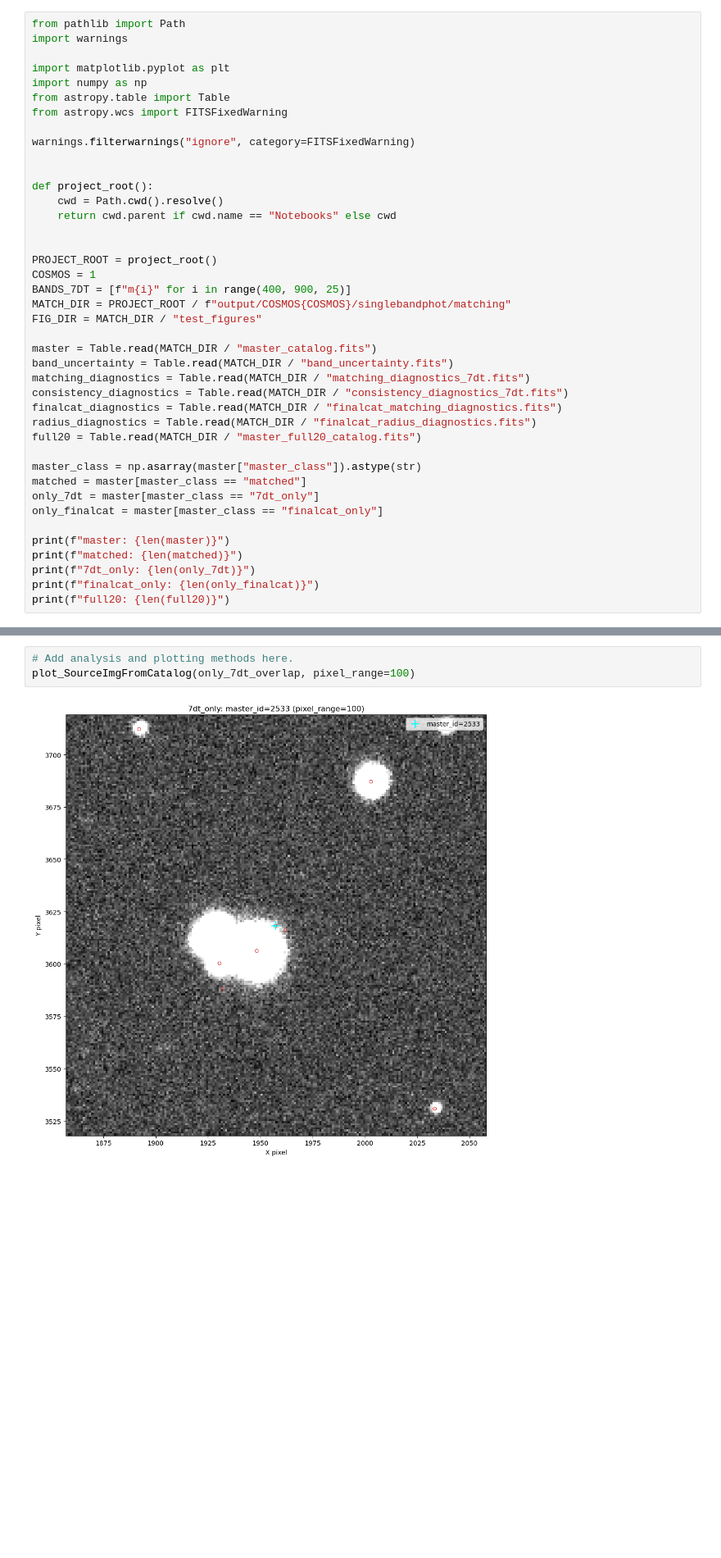
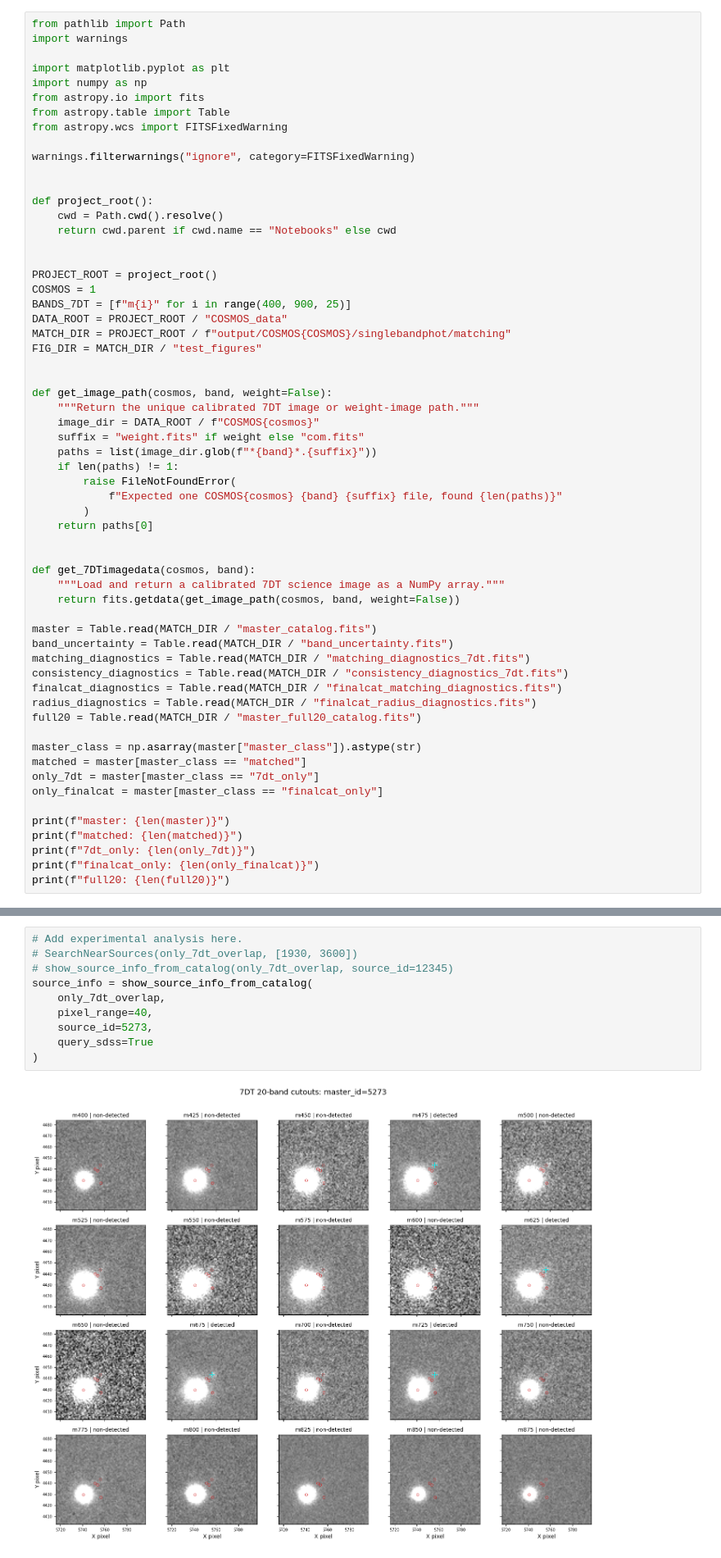
Before and after one commit to gxjudie/7DTonCOSMOS_photoz_validation, a Jupyter notebook: Notebooks/notebook2_test.ipynb, the cells around one changed output, grey strips where cells are left out. Shown at 82% size. Cells and saved outputs as stored; diff of their text form; blank space fills up the shorter version.

```diff
--- a/Notebooks/notebook2_test.ipynb
+++ b/Notebooks/notebook2_test.ipynb
@@ -12,6 +12,7 @@ import warnings
 
 import matplotlib.pyplot as plt
 import numpy as np
+from astropy.io import fits
 from astropy.table import Table
 from astropy.wcs import FITSFixedWarning
 
@@ -26,8 +27,26 @@ def project_root():
 PROJECT_ROOT = project_root()
 COSMOS = 1
 BANDS_7DT = [f"m{i}" for i in range(400, 900, 25)]
+DATA_ROOT = PROJECT_ROOT / "COSMOS_data"
 MATCH_DIR = PROJECT_ROOT / f"output/COSMOS{COSMOS}/singlebandphot/matching"
 FIG_DIR = MATCH_DIR / "test_figures"
+
+
+def get_image_path(cosmos, band, weight=False):
+    """Return the unique calibrated 7DT image or weight-image path."""
+    image_dir = DATA_ROOT / f"COSMOS{cosmos}"
+    suffix = "weight.fits" if weight else "com.fits"
+    paths = list(image_dir.glob(f"*{band}*.{suffix}"))
+    if len(paths) != 1:
+        raise FileNotFoundError(
+            f"Expected one COSMOS{cosmos} {band} {suffix} file, found {len(paths)}"
+        )
+    return paths[0]
+
+
+def get_7DTimagedata(cosmos, band):
+    """Load and return a calibrated 7DT science image as a NumPy array."""
+    return fits.getdata(get_image_path(cosmos, band, weight=False))
 
 master = Table.read(MATCH_DIR / "master_catalog.fits")
 band_uncertainty = Table.read(MATCH_DIR / "band_uncertainty.fits")
@@ -263,7 +677,14 @@ plot_SourceImgFromCatalog(only_finalcat_overlap, pixel_range=150)
 # %% [markdown]
 ## 2. Experimental Analysis
 # %%
-# Add analysis and plotting methods here.
-plot_SourceImgFromCatalog(only_7dt_overlap, pixel_range=100)
+# Add experimental analysis here.
+# SearchNearSources(only_7dt_overlap, [1930, 3600])
+# show_source_info_from_catalog(only_7dt_overlap, source_id=12345)
+source_info = show_source_info_from_catalog(
+    only_7dt_overlap,
+    pixel_range=40,
+    source_id=5273,
+    query_sdss=True
+)
 # %% [output]
-[figure, old version]
+[figure, new version]
```
Also changed, not shown: parts of 18 cells of this notebook.
